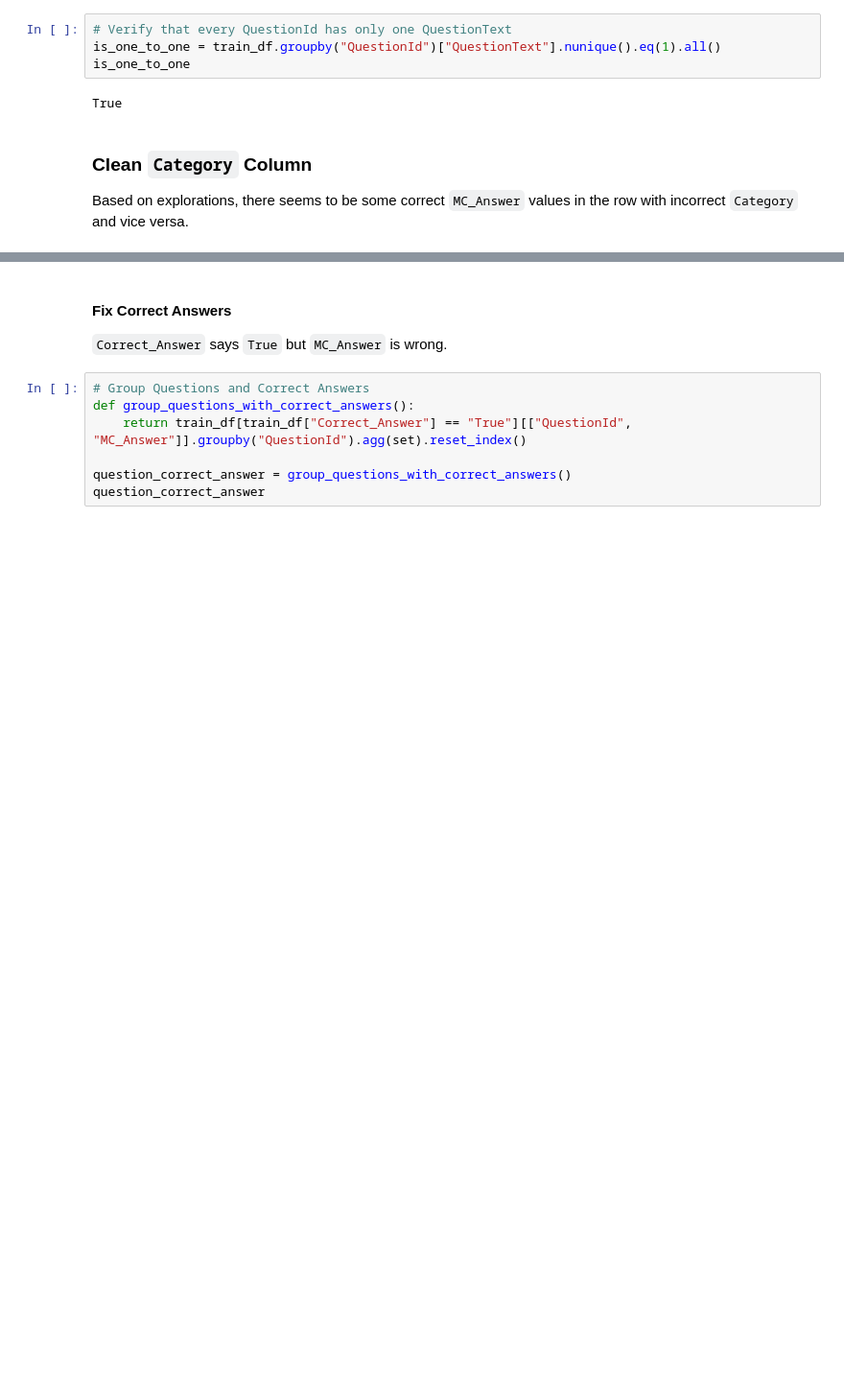
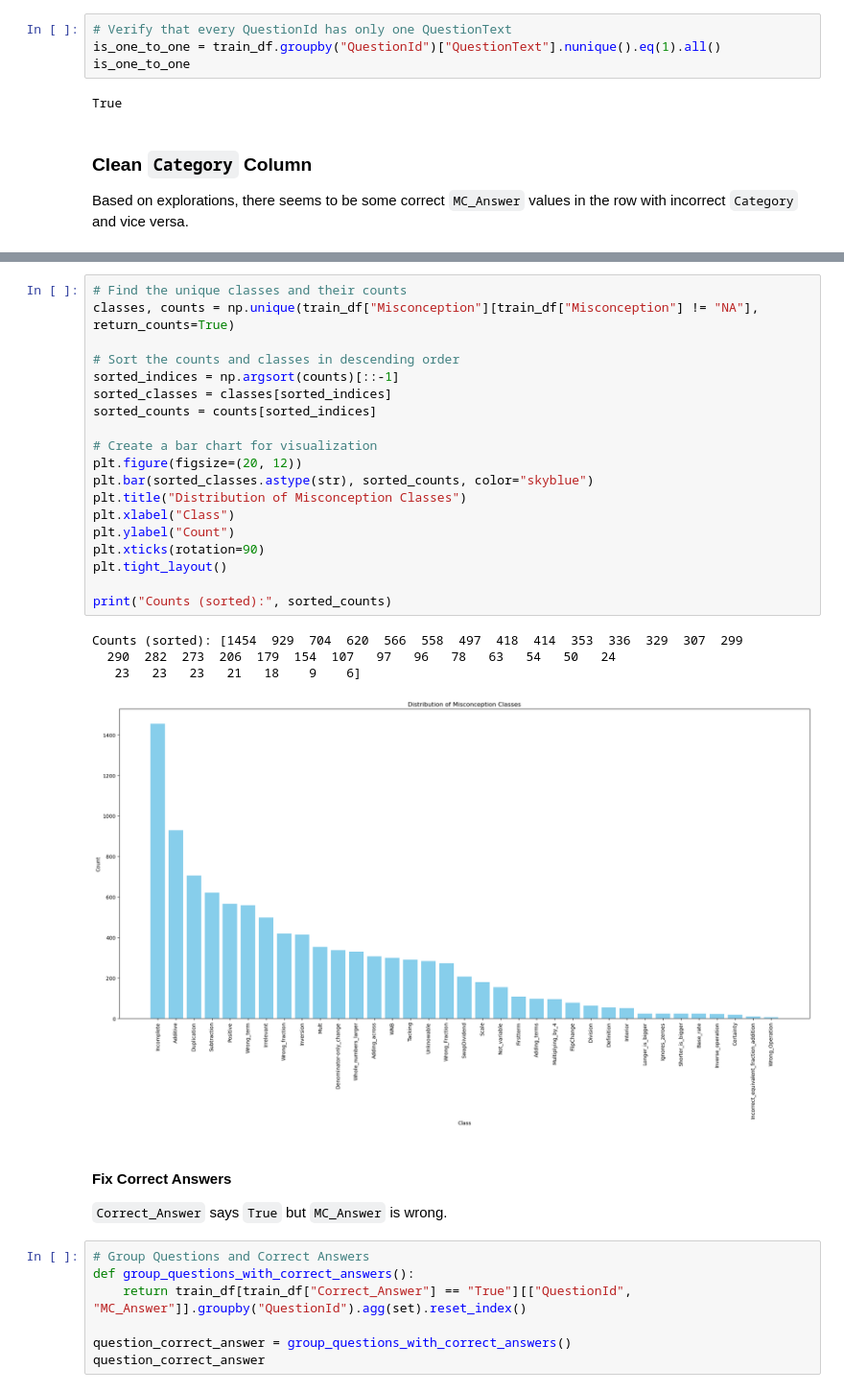
Before and after one commit to MartinRajniak/map-charting-student-math-misunderstandings, a Jupyter notebook: map-charting-student-math-misunderstandings.ipynb, the cells around one changed output, grey strips where cells are left out. Shown at 96% size. Saved outputs shown, nothing was run; the diff lists cells and outputs as text; blank space fills up the shorter version.

```diff
--- a/map-charting-student-math-misunderstandings.ipynb
+++ b/map-charting-student-math-misunderstandings.ipynb
@@ -182,3 +233,27 @@ train_df.head(2)
+# %%
+# Find the unique classes and their counts
+classes, counts = np.unique(train_df["Misconception"][train_df["Misconception"] != "NA"], return_counts=True)
+
+# Sort the counts and classes in descending order
+sorted_indices = np.argsort(counts)[::-1]
+sorted_classes = classes[sorted_indices]
+sorted_counts = counts[sorted_indices]
+
+# Create a bar chart for visualization
+plt.figure(figsize=(20, 12))
+plt.bar(sorted_classes.astype(str), sorted_counts, color="skyblue")
+plt.title("Distribution of Misconception Classes")
+plt.xlabel("Class")
+plt.ylabel("Count")
+plt.xticks(rotation=90)
+plt.tight_layout()
+
+print("Counts (sorted):", sorted_counts)
+# %% [output]
+Counts (sorted): [1454  929  704  620  566  558  497  418  414  353  336  329  307  299
+  290  282  273  206  179  154  107   97   96   78   63   54   50   24
+   23   23   23   21   18    9    6]
+[figure, added]
 # %% [markdown]
 #### Fix Correct Answers
 
```
Also changed, not shown: parts of 18 cells of this notebook.
